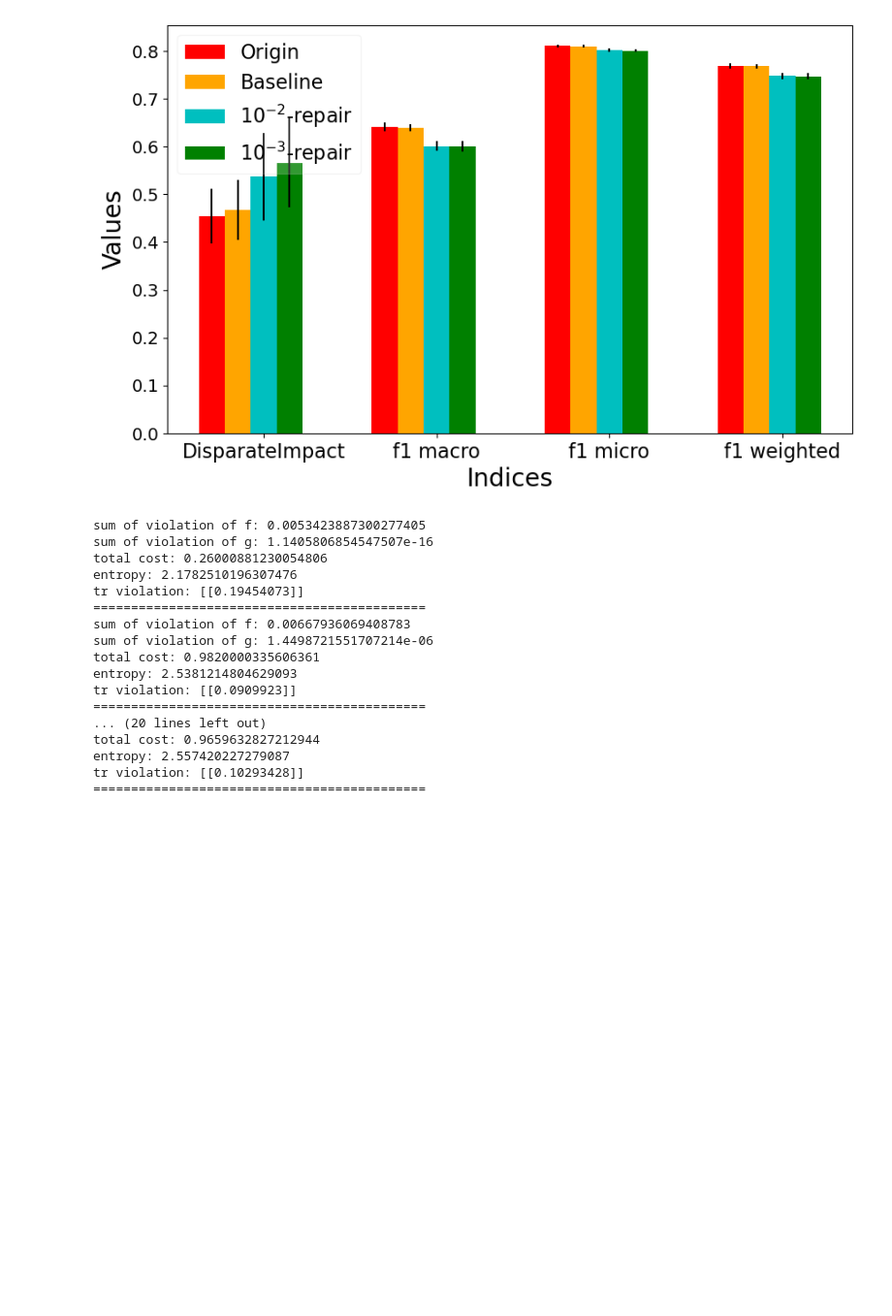
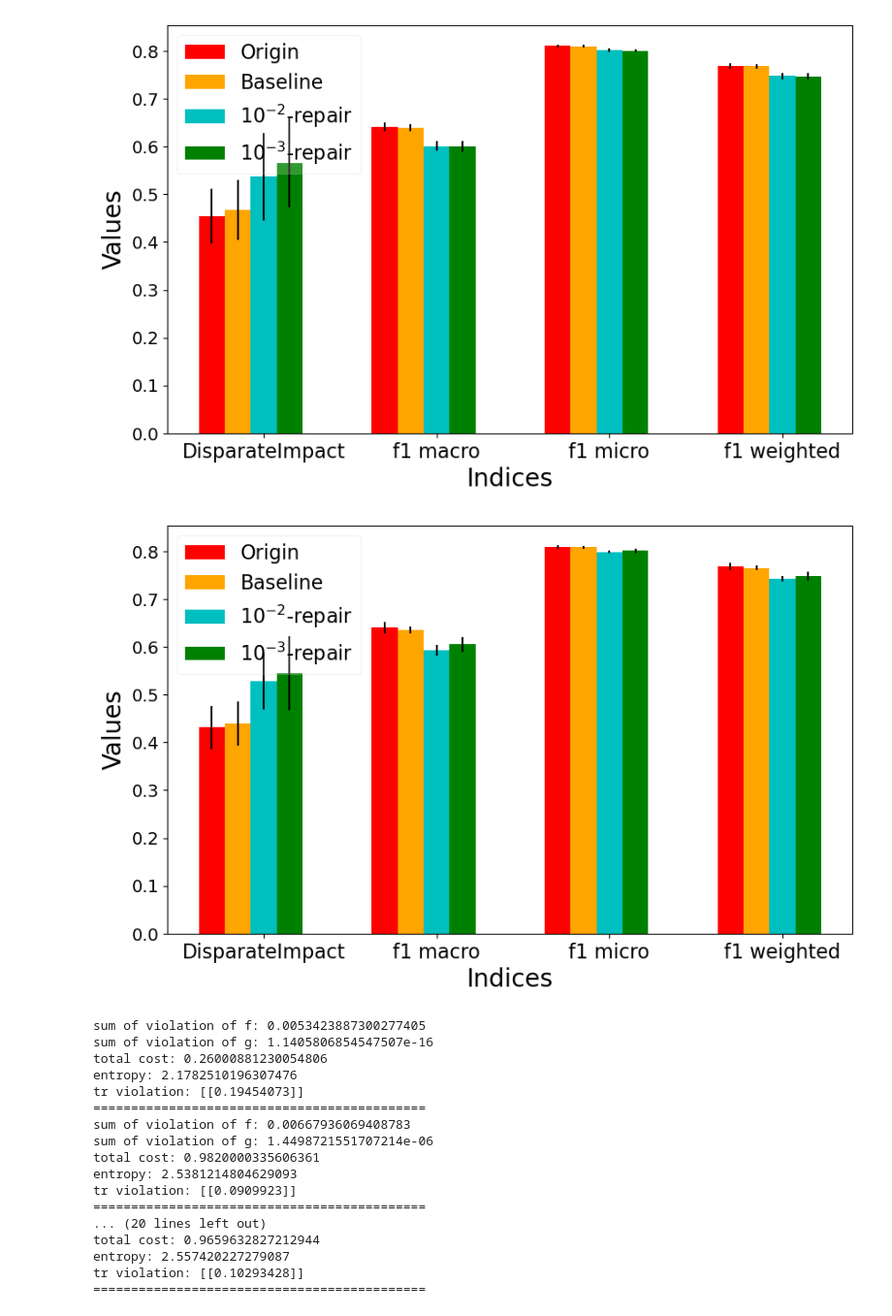
Before and after one commit to Quan-Zhou/OT_Debiasing, a Jupyter notebook: Dykstra_fromadult_higher.ipynb, the cells around one changed output. Shown at 97% size. Saved outputs shown, nothing was run; the diff lists cells and outputs as text; code cells hidden in the pictures; blank space fills up the shorter version.

```diff
--- a/Dykstra_fromadult_higher.ipynb
+++ b/Dykstra_fromadult_higher.ipynb
@@ -502,6 +502,34 @@ plt.rcParams['ps.fonttype'] = 42
 #plt.savefig("C:/Users/zhouq/Documents/optimal_transport/adult_higher.pdf",bbox_inches='tight')
 # %% [output]
 [figure]
+# %%
+ind=np.arange(len(performance))
+width = 0.15
+
+fig, ax1 = plt.subplots(figsize=(10,6))
+
+i=0
+for m in methods:
+    sub=[pivot[('mean',p)][m] for p in performance]
+    err=[pivot[('std',p)][m] for p in performance]
+    ax1.bar(ind+width*i,sub,width,yerr=err,color=colors[i],label=m)
+    i+=1
+
+ax1.legend(['Origin','Baseline',r'$10^{-2}$-repair',r'$10^{-3}$-repair'],fontsize=16,
+           fancybox=True, framealpha=0.2)
+ax1.set_xlabel('Indices', fontsize=20)
+ax1.set_ylabel('Values', fontsize=20)
+
+ax1.set_xticks(ind+width*2)
+ax1.set_xticklabels(['DisparateImpact']+[i for i in performance[1:]], fontsize=16)
+ax1.tick_params(axis='y', which='major', labelsize=14)
+
+plt.rcParams['pdf.fonttype'] = 42
+plt.rcParams['ps.fonttype'] = 42
+
+#plt.savefig("C:/Users/zhouq/Documents/optimal_transport/adult_higher.pdf",bbox_inches='tight')
+# %% [output]
+[figure, added]
 # %%
 weight=[1]
 x_list=['education-num'] #'education-num','capitalgain','capitalloss'
```
Also changed, not shown: parts of 1 cell of this notebook, 1 other file.
